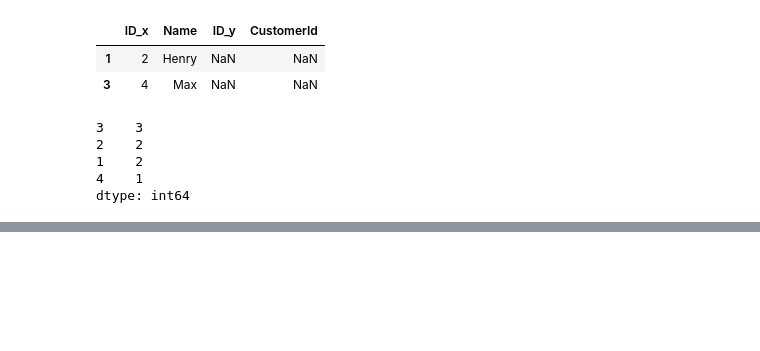
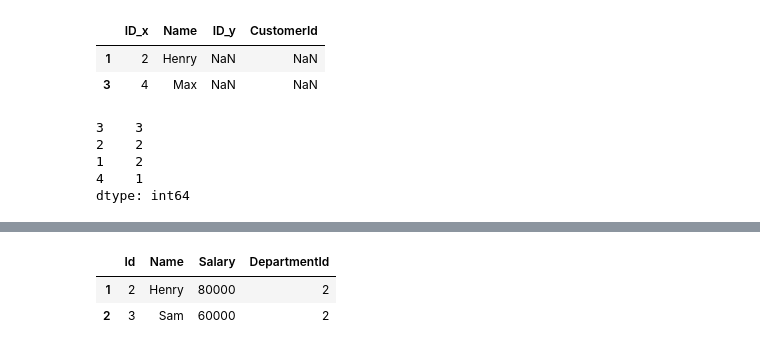
Before and after one commit to infinitechallenge/sqlToPandas, a Jupyter notebook: FB_sql_to_pandas.ipynb, the cells around one changed output, grey strips where cells are left out. Drawn from its saved outputs; the diff is of its cells as text; code cells hidden in the pictures; blank space fills up the shorter version.

```diff
--- a/FB_sql_to_pandas.ipynb
+++ b/FB_sql_to_pandas.ipynb
@@ -272,0 +281,7 @@ Name: Salary, dtype: int64
+# %%
+#alternative
+Employee.loc[Employee.DepartmentId==2].sort_values(['Salary','Name'],ascending)
+# %% [output]
+|  | Id | Name | Salary | DepartmentId |
+| 1 | 2 | Henry | 80000 | 2 |
+| 2 | 3 | Sam | 60000 | 2 |
```
Also changed, not shown: parts of 15 cells of this notebook.
